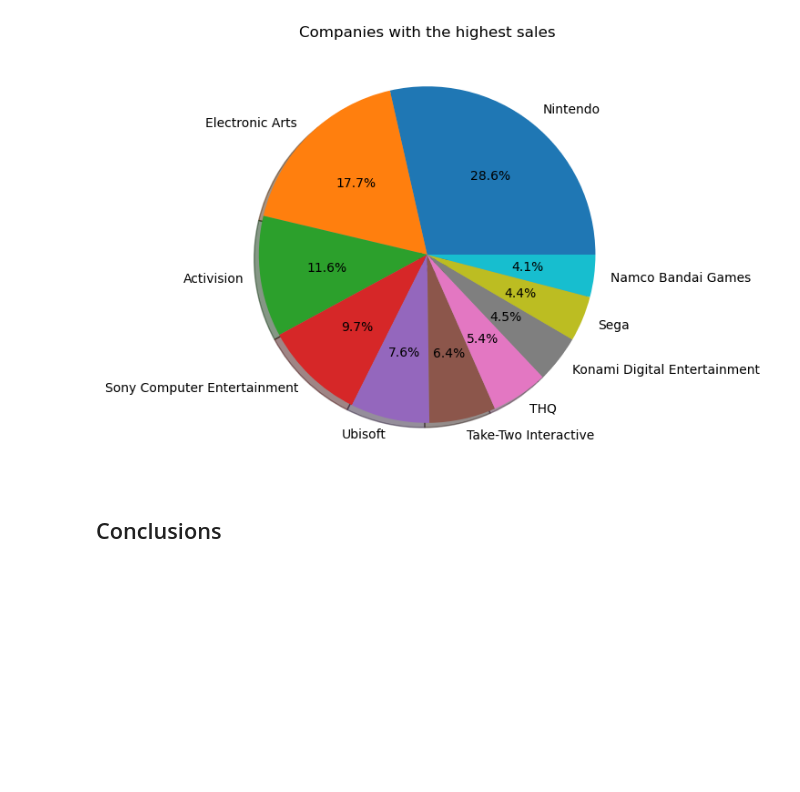
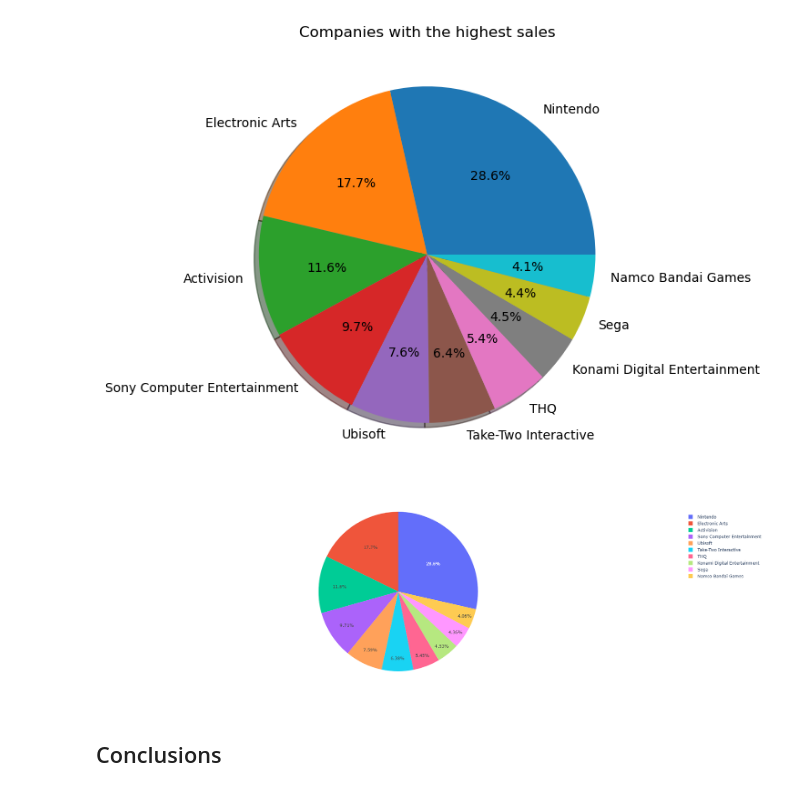
Before and after one commit to Fady-Foash97/Data-analysis-using-Pandas, a Jupyter notebook: Video game sales.ipynb, the cells around one changed output. Cells and saved outputs as stored; diff of their text form; code cells hidden in the pictures; blank space fills up the shorter version.

```diff
--- a/Video game sales.ipynb
+++ b/Video game sales.ipynb
@@ -89,6 +90,12 @@ plt.title("Companies with the highest sales")
 plt.show()
 # %% [output]
 [figure]
+# %%
+fig = px.pie(df2, values= df2["Global_Sales"][:10], names=df2["Publisher"][:10])
+fig.update_layout(width=800, height=600)
+fig.show()
+# %% [output]
+[figure, added]
 # %% [markdown]
 ## Conclusions
 # %% [markdown]
```
Also changed, not shown: parts of 30 cells of this notebook.
